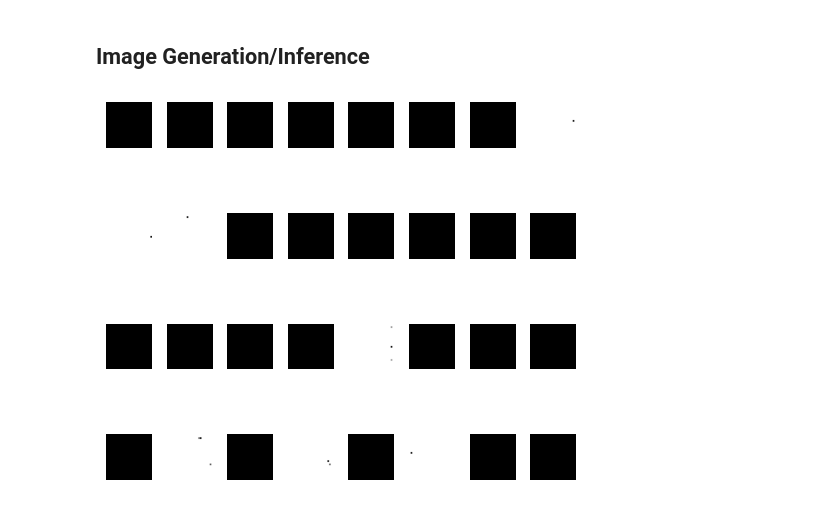
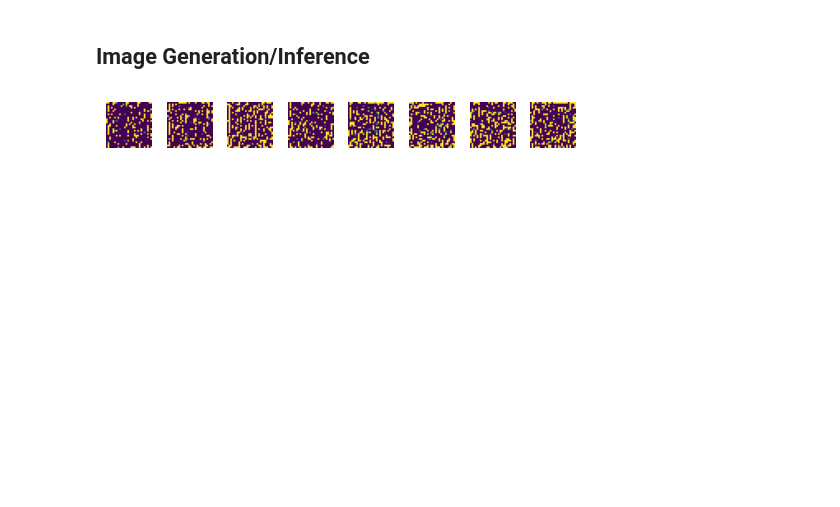
Before and after one commit to KeuleUngaBunga/WP_DIFF_KI, a Jupyter notebook: Tjark_Aufgabe3_Unet.ipynb, the cells around one changed output. Drawn from its saved outputs; the diff is of its cells as text; code cells hidden in the pictures; blank space fills up the shorter version.

Commit message:
Unet mit GTSRB für Stopschilder probiert und für Geschwindigkeitsbegrenzungen vorbereitet

```diff
--- a/ddpm-from-scratch-in-pytorch.ipynb
+++ b/Tjark_Aufgabe3_Unet.ipynb
@@ -859,15 +887,21 @@ class CONFIG:
 # %%
-from torch.utils.data import DataLoader
-from tqdm import tqdm
 
-def train(cfg):
 
+def train(cfg,dl):
+
+    '''
     # Dataset and Dataloader
     #mnist_ds = CustomMnistDataset(cfg.train_csv_path)
     #mnist_ds = torchvision.datasets.MNIST("./", train=True, transform=torchvision.transforms.ToTensor(), download=True)
-    mnist_ds = torchvision.datasets.MNIST(root='./data', train=True, transform=torchvision.transforms.ToTensor(), download=True)
-    mnist_dl = DataLoader(mnist_ds, cfg.batch_size, shuffle=True)
+    ds = torchvision.datasets.GTSRB(root='./data', split='train', transform=torchvision.transforms.ToTensor(), download=True)
 
+    target_class = 14 #hier stopschilder
+
+    indices = [i for i, label in enumerate(ds.targets) if label == target_class]
+
+    subset = Subset(ds, indices)
+    dl = DataLoader(subset, cfg.batch_size, shuffle=True)
+    '''
     # Device
     device = torch.device('cuda' if torch.cuda.is_available() else 'cpu')
     print(f'Device: {device}\n')
@@ -895,7 +929,7 @@ def train(cfg):
         model.train()
 
         # Loop over dataloader
-        for imgs,_ in tqdm(mnist_dl):
+        for imgs,_ in tqdm(dl):
 
             imgs = imgs.to(device)
 
@@ -939,0 +977,6 @@ def train(cfg):
+# %%
+#dataloader
+dataloader = get_dataloader(cfg)
+# %%
+#print some training images
+print_train_img(dataloader)
@@ -940,8 +985,5 @@ def train(cfg):
 # %%
-# Config
-cfg = CONFIG()
-
 # TRAIN
-trained_model=train(cfg)
+trained_model=train(cfg,dataloader)
 # %% [output]
 Device: cuda
@@ -990,29 +1038,29 @@ def generate(cfg):
 # %%
 # Load model and config
 cfg = CONFIG()
 
 # Generate
 generated_imgs = []
 for i in tqdm(range(cfg.num_img_to_generate)):
     xt = generate(cfg)
     xt = 255 * xt[0][0].numpy()
     generated_imgs.append(xt.astype(np.uint8).flatten())
 
 # Save Generated Data CSV
 #generated_df = pd.DataFrame(generated_imgs, columns=[f'pixel{i}' for i in range(784)])
 #generated_df.to_csv(cfg.generated_csv_path, index=False)
 
 # Visualize
 from matplotlib import pyplot as plt
-fig, axes = plt.subplots(4, 8, figsize=(5, 5))
+fig, axes = plt.subplots(int(cfg.num_img_to_generate/8), 8, figsize=(5, 2))
 
 # Plot each image in the corresponding subplot
 for i, ax in enumerate(axes.flat):
-    ax.imshow(np.reshape(generated_imgs[i], (28, 28)), cmap='gray')  # You might need to adjust the colormap based on your images
+    ax.imshow(np.reshape(generated_imgs[i], (28, 28)))  # You might need to adjust the colormap based on your images
     ax.axis('off')  # Turn off axis labels
 
 plt.tight_layout()  # Adjust spacing between subplots
 plt.show()
 # %% [output]
-[figure, old version]
+[figure, new version]
 # %% [markdown]
```
Also changed, not shown: parts of 19 cells of this notebook, 1 other file.
